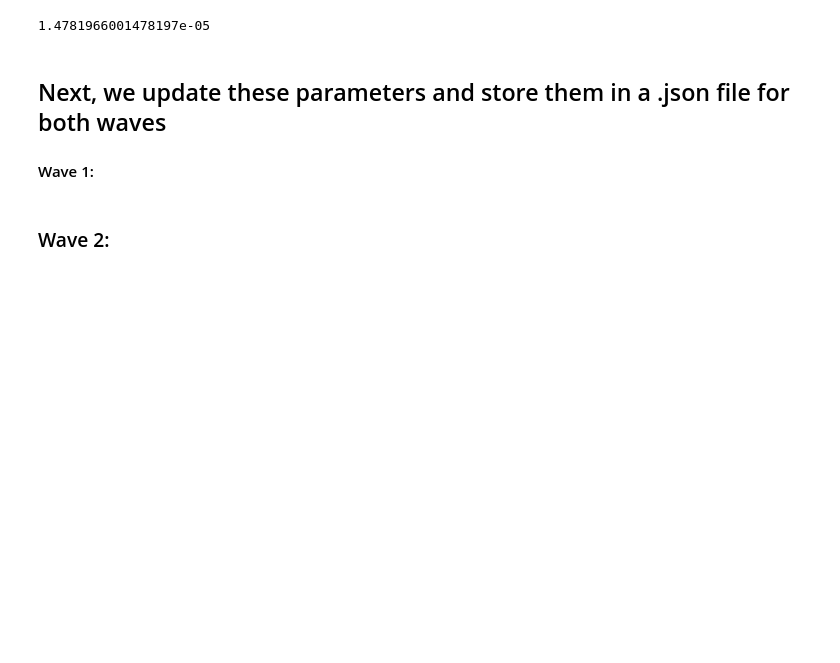
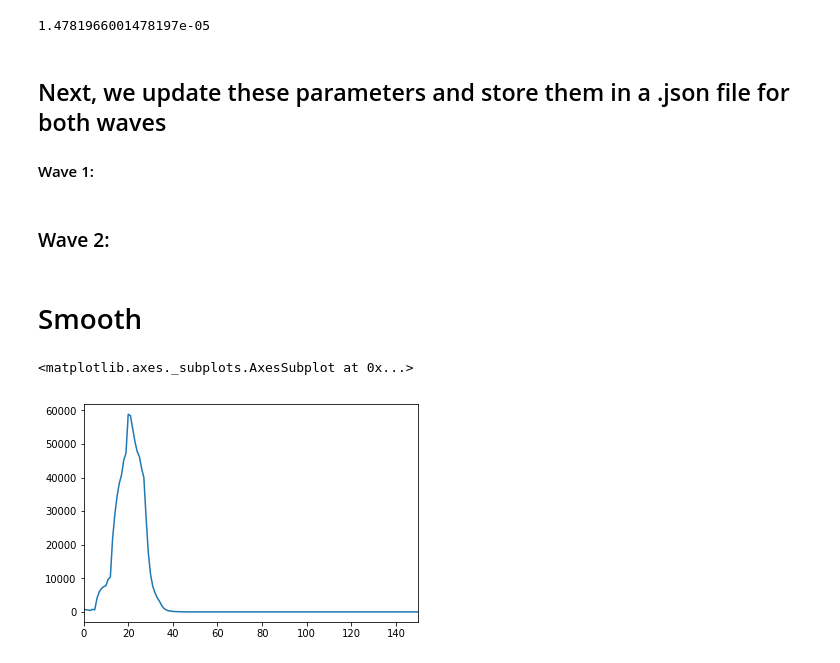
Before and after one commit to blackrhinoabm/501-V2-CT, a Jupyter notebook: calibration.ipynb, the cells around one changed output. Cells and saved outputs as stored; diff of their text form; code cells hidden in the pictures; blank space fills up the shorter version.

```diff
--- a/calibration.ipynb
+++ b/calibration.ipynb
@@ -251,3 +251,14 @@ parameters['empirical_fatalities'] = [0.0 for x in range(len(second_wave_previou
 # %%
 with open('{}/second_waveparameters.json'.format(CITY), 'w') as outfile:
     json.dump(parameters, outfile)
+# %% [markdown]
+# Smooth
+# %%
+data = pd.read_csv('output_data/second_strain/seed0quantities_state_time.csv')
+# %%
+infections = data['i1'] + data['i2']
+# %%
+infections.plot()
+# %% [output]
+<matplotlib.axes._subplots.AxesSubplot at 0x...>
+[figure, added]
```
Also changed, not shown: parts of 1 cell of this notebook, 5 other files.
